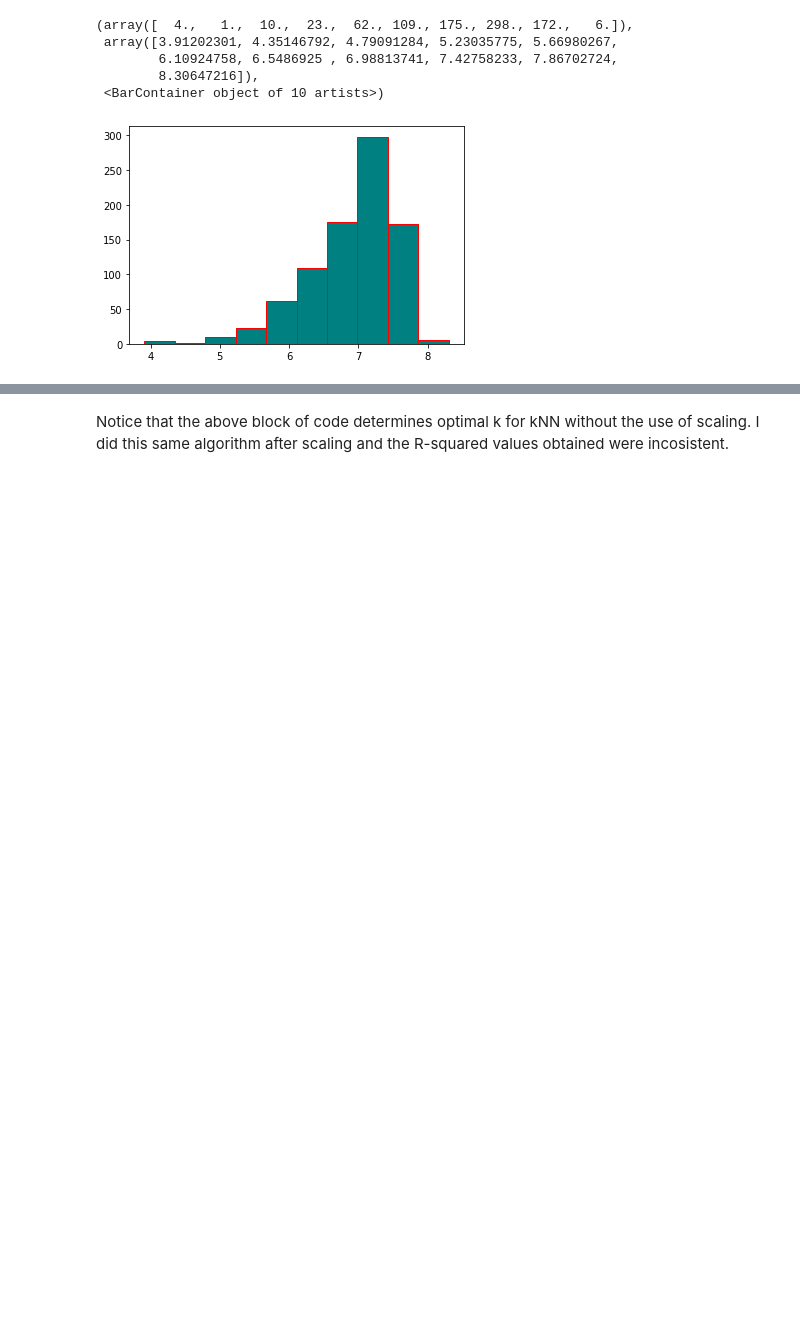
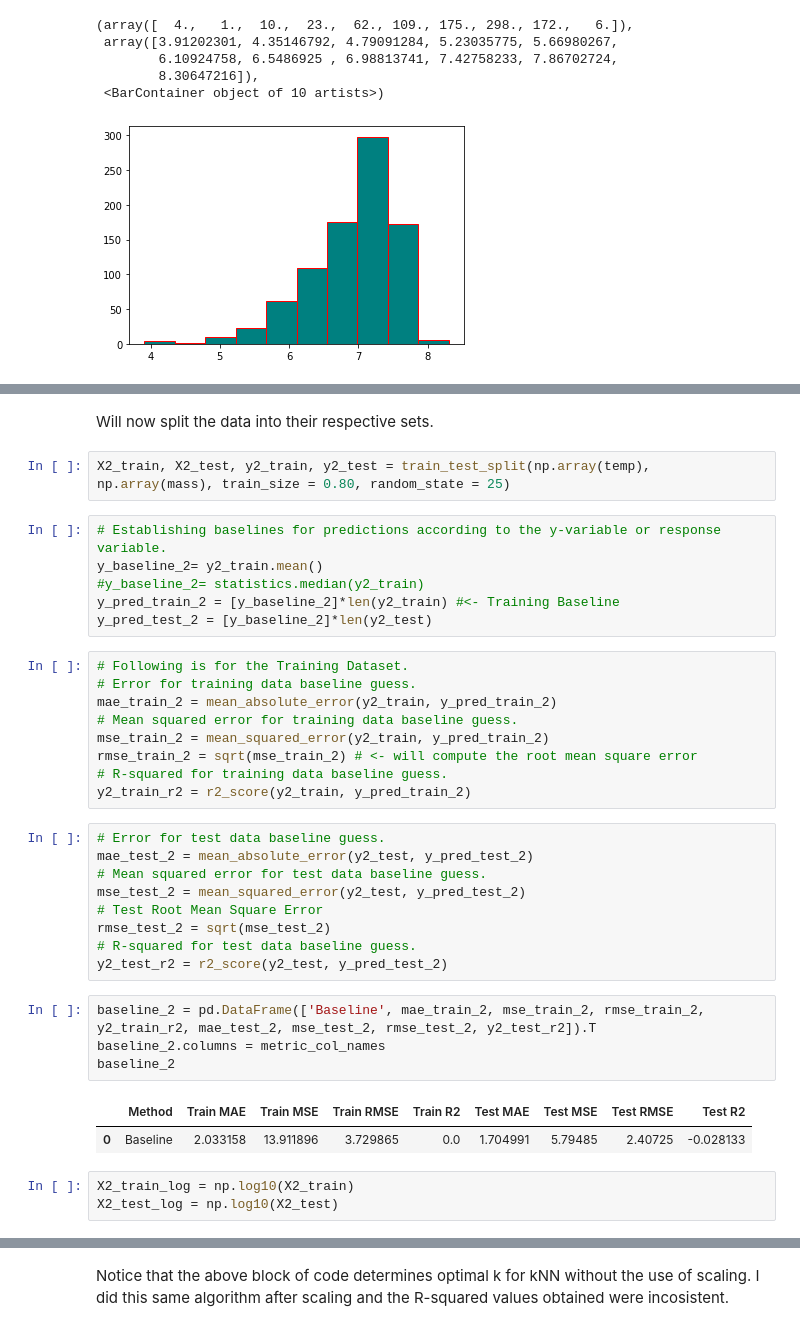
Before and after one commit to jbravo87/blog-projects, a Jupyter notebook: exoplanet_data_notebook.ipynb, the cells around one changed output, grey strips where cells are left out. Cells and saved outputs as stored; diff of their text form; blank space fills up the shorter version.

Commit message:
Baseline 2 for second scenario completed.

```diff
--- a/exoplanet_data_notebook.ipynb
+++ b/exoplanet_data_notebook.ipynb
@@ -704,3 +701,41 @@ X2_train, X2_test, y2_train, y2_test = train_test_split(np.array(mass), np.array
+# %% [markdown]
+Will now split the data into their respective sets.
+# %%
+X2_train, X2_test, y2_train, y2_test = train_test_split(np.array(temp), np.array(mass), train_size = 0.80, random_state = 25)
+# %%
+# Establishing baselines for predictions according to the y-variable or response variable.
+y_baseline_2= y2_train.mean()
+#y_baseline_2= statistics.median(y2_train)
+y_pred_train_2 = [y_baseline_2]*len(y2_train) #<- Training Baseline
+y_pred_test_2 = [y_baseline_2]*len(y2_test)
+# %%
+# Following is for the Training Dataset.
+# Error for training data baseline guess.
+mae_train_2 = mean_absolute_error(y2_train, y_pred_train_2)
+# Mean squared error for training data baseline guess.
+mse_train_2 = mean_squared_error(y2_train, y_pred_train_2)
+rmse_train_2 = sqrt(mse_train_2) # <- will compute the root mean square error
+# R-squared for training data baseline guess.
+y2_train_r2 = r2_score(y2_train, y_pred_train_2)
+# %%
+# Error for test data baseline guess.
+mae_test_2 = mean_absolute_error(y2_test, y_pred_test_2)
+# Mean squared error for test data baseline guess.
+mse_test_2 = mean_squared_error(y2_test, y_pred_test_2)
+# Test Root Mean Square Error
+rmse_test_2 = sqrt(mse_test_2)
+# R-squared for test data baseline guess.
+y2_test_r2 = r2_score(y2_test, y_pred_test_2)
+# %%
+baseline_2 = pd.DataFrame(['Baseline', mae_train_2, mse_train_2, rmse_train_2, y2_train_r2, mae_test_2, mse_test_2, rmse_test_2, y2_test_r2]).T
+baseline_2.columns = metric_col_names
+baseline_2
+# %% [output]
+|  | Method | Train MAE | Train MSE | Train RMSE | Train R2 | Test MAE | Test MSE | Test RMSE | Test R2 |
+| 0 | Baseline | 2.033158 | 13.911896 | 3.729865 | 0.0 | 1.704991 | 5.79485 | 2.40725 | -0.028133 |
+# %%
+X2_train_log = np.log10(X2_train)
+X2_test_log = np.log10(X2_test)
 # %%
 # kNN R-squared accuracy
 knn_r_acc_2 = []
```
Also changed, not shown: parts of 44 cells of this notebook.
